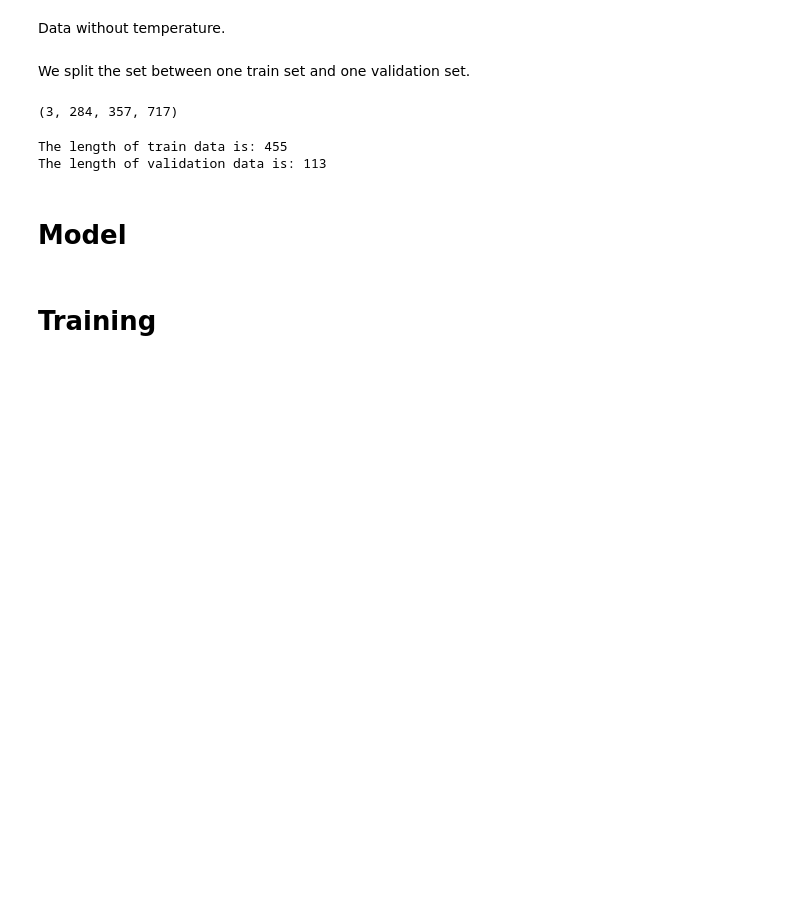
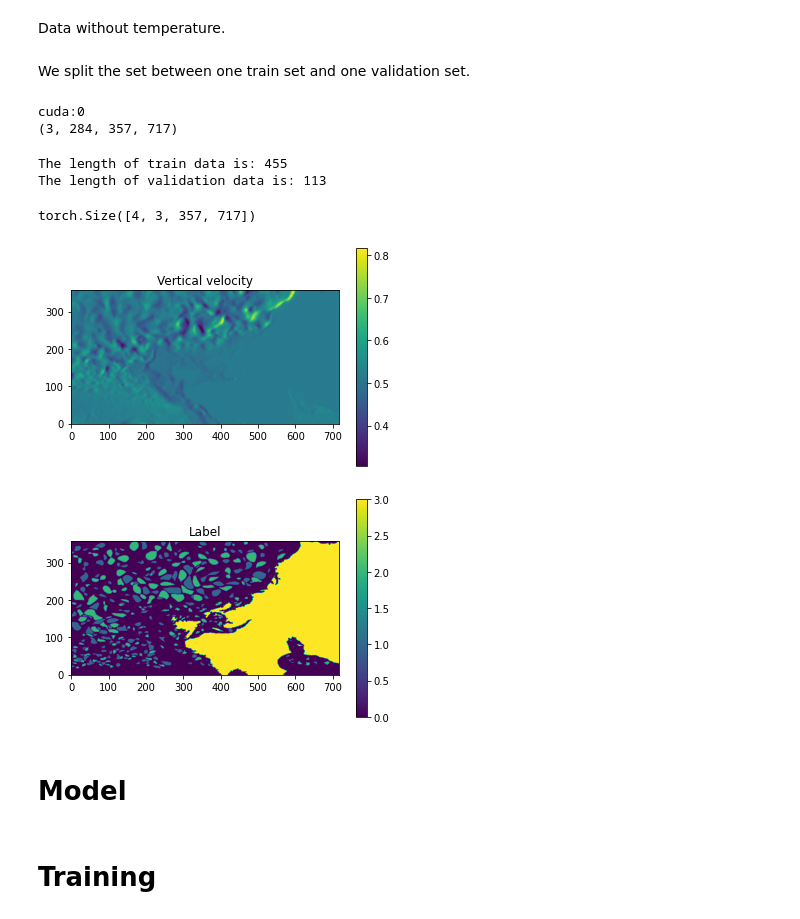
Before and after one commit to theorousseaux/hackathon_ocean, a Jupyter notebook: reduce_model.ipynb, the cells around one changed output. Cells and saved outputs as stored; diff of their text form; code cells hidden in the pictures; blank space fills up the shorter version.

Commit message:
image

```diff
--- a/reduce_model.ipynb
+++ b/reduce_model.ipynb
@@ -41,6 +41,6 @@ from tqdm import tqdm
 # ! unzip ocean-eddy-detection.zip -d train
 # %%
 # Load the Drive helper and mount
-# from google.colab import drive
-# drive.mount('/content/drive')
-# path = 'drive/MyDrive/SUP/4A/ocean-eddy-detection'
+from google.colab import drive
+drive.mount('/content/drive')
+path = 'drive/MyDrive/SUP/4A/ocean-eddy-detection/'
@@ -66,6 +68,9 @@ Data without temperature.
 # %%
 class TrainDataset():
     def __init__(self, path):
+
+        device = torch.device("cuda:0" if torch.cuda.is_available() else "cpu")
+        print(device)
 
         eddies_train = xr.open_dataset(path + 'eddies_train.nc')
         X_train = xr.open_dataset(path + 'OSSE_U_V_SLA_SST_train.nc')
@@ -107,8 +112,8 @@ class TrainDataset():
 
         ##Augmentation
 
-        X = torch.tensor(X)
-        y = torch.tensor(y, dtype=torch.long).reshape(y.shape[0],1, y.shape[1],y.shape[2])
+        X = torch.tensor(X).to(device)
+        y = torch.tensor(y, dtype=torch.long).reshape(y.shape[0],1, y.shape[1],y.shape[2]).to(device)
         data = torch.cat((X,y),dim=1)
 
         data_aug = image_transforms_flips(data)
@@ -119,9 +124,8 @@ class TrainDataset():
 
         y_aug = data_aug[:,-1,:,:]
 
-        device = torch.device("cuda:0" if torch.cuda.is_available() else "cpu")
-        self.X_train = torch.cat((X, X_aug), dim=0).to(device)
-        self.y_train = torch.cat((y.reshape(y.shape[0], y.shape[2], y.shape[3]), y_aug), dim=0).to(device)
+        self.X_train = torch.cat((X, X_aug), dim=0)
+        self.y_train = torch.cat((y.reshape(y.shape[0], y.shape[2], y.shape[3]), y_aug), dim=0)
 
 
     def __len__(self):
@@ -145,7 +149,7 @@ We split the set between one train set and one validation set.
 # %%
 from torch.utils.data import random_split
 
-path = 'ocean-eddy-detection/' # local
+#path = 'ocean-eddy-detection/' # local
 #path = 'train/' # if running on colab
 dataset = TrainDataset(path)
 
@@ -156,6 +160,7 @@ valDataLoader = DataLoader(valDataSet, batch_size=2, shuffle=True)
 print("The length of train data is:",len(trainDataSet))
 print("The length of validation data is:",len(valDataSet))
 # %% [output]
+cuda:0
 (3, 284, 357, 717)
 The length of train data is: 455
 The length of validation data is: 113
@@ -164,14 +169,18 @@ iterator_data = iter(trainDataLoader)
 # %%
 img, label = next(iterator_data)
 print(img.shape)
-plt.imshow(img[0][0], origin='lower')
+plt.imshow(img[0][0].cpu(), origin='lower')
 plt.colorbar()
 plt.title('Vertical velocity')
 plt.show()
-plt.imshow(label[0], origin='lower')
+plt.imshow(label[0].cpu(), origin='lower')
 plt.colorbar()
 plt.title('Label')
 plt.show()
+# %% [output]
+torch.Size([4, 3, 357, 717])
+[figure, added]
+[figure, added]
 # %% [markdown]
 # Model
 # %%
```
Also changed, not shown: parts of 4 cells of this notebook, 2 other files.
